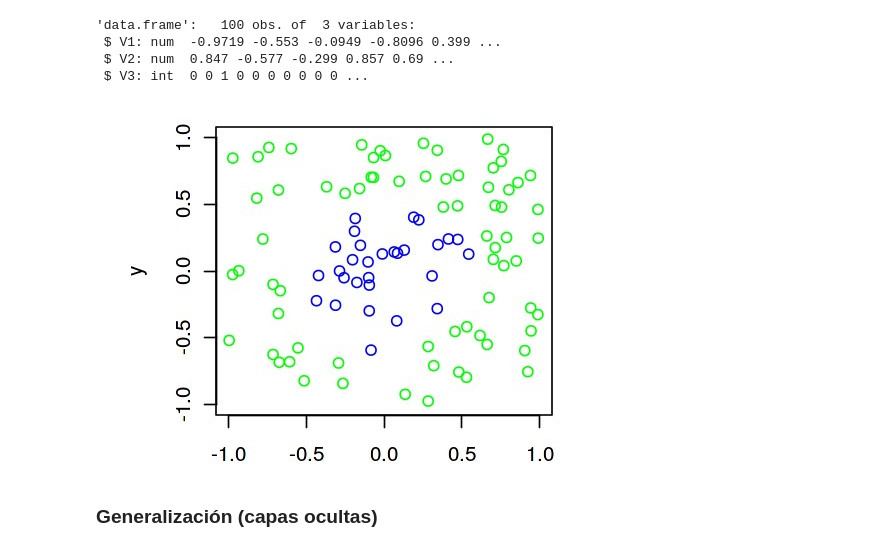
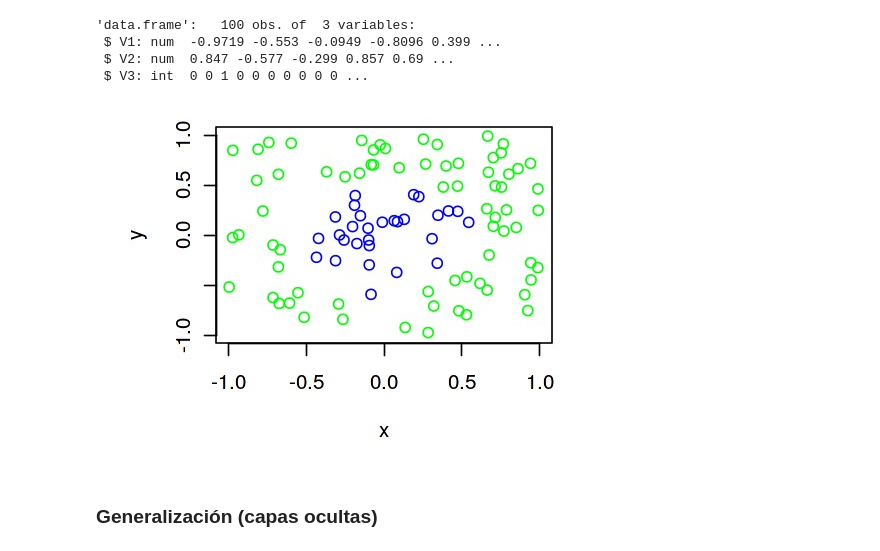
Before and after one commit to yerartdev/m1969-machine-learning-i, a Jupyter notebook: deliverable/tarea-01/m1969-tarea-01.ipynb, the cells around one changed output. Saved outputs shown, nothing was run; the diff lists cells and outputs as text; code cells hidden in the pictures.

```diff
--- a/deliverable/tarea-01/m1969-tarea-01.ipynb
+++ b/deliverable/tarea-01/m1969-tarea-01.ipynb
@@ -18,16 +18,22 @@ str(circle)
 #::GMG::Obtengo los índices de los puntos de una de las clases
 ind_c <- which(circle[,3]==0)
 # %%
-par(mar = c(2,5,1,1))
+#::GMG::Dibujo los puntos distinguiendo la clase por color
+#::nota:: par(mar = ...)
+# A numerical vector of the form c(bottom, left, top, right) which gives
+# the number of lines of margin to be specified on the four sides of the plot.
+# The default is c(5, 4, 4, 2) + 0.1
+# https://www.rdocumentation.org/packages/graphics/versions/3.5.3/topics/par
+par(mar = c(5,5,1,1))
 plot(circle[ind_c,1],circle[ind_c,2],
      type='p',
      xlim=c(-1,1),ylim=c(-1,1),
      xlab = 'x', ylab = 'y',
      col = 'green')
 lines(circle[-ind_c,1],circle[-ind_c,2],
       type='p',col='blue')
 # %% [output]
-[figure, old version]
+[figure, new version]
 # %% [markdown]
 ### Generalización (capas ocultas)
 # %% [markdown]
```
Also changed, not shown: parts of 26 cells of this notebook.
